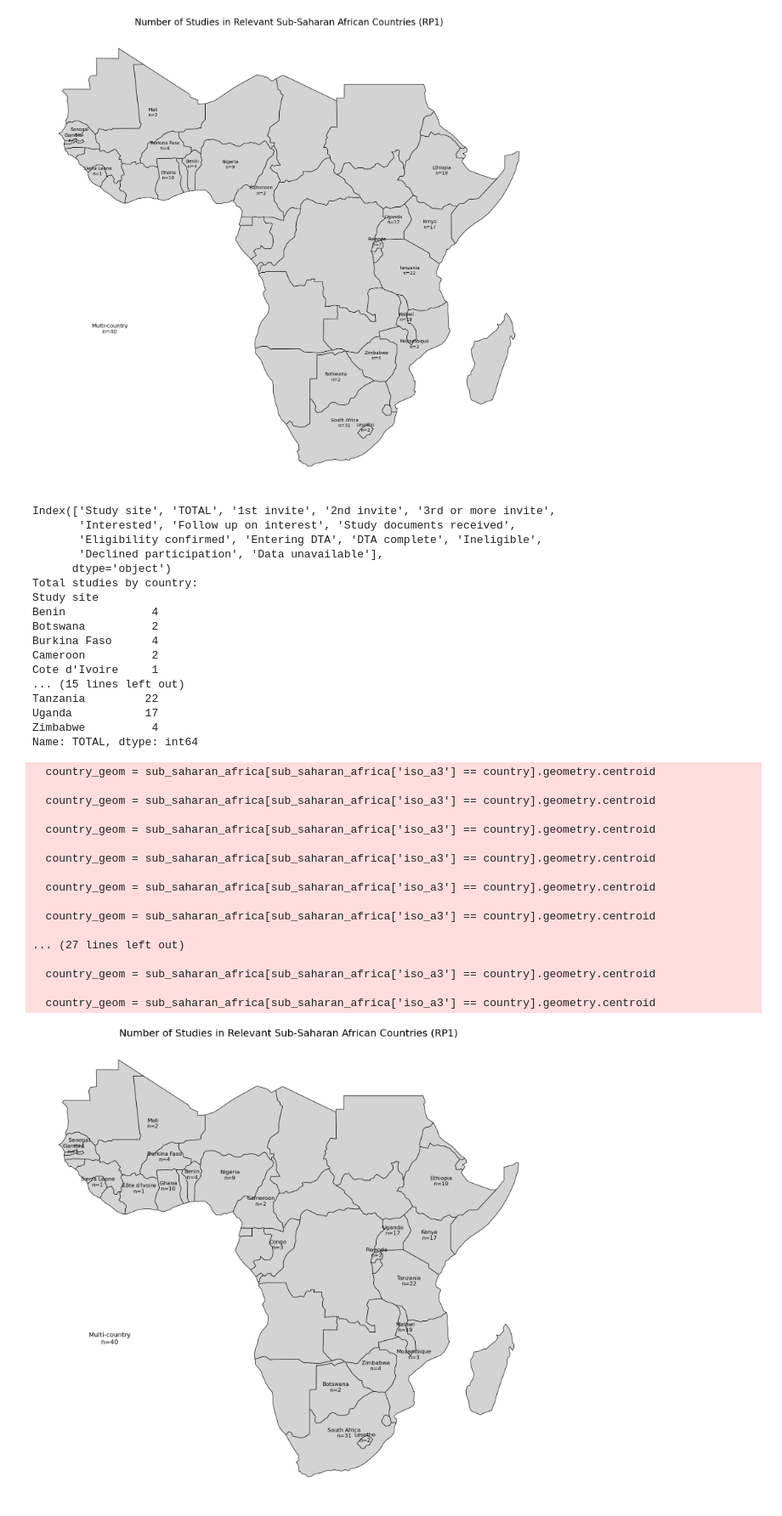
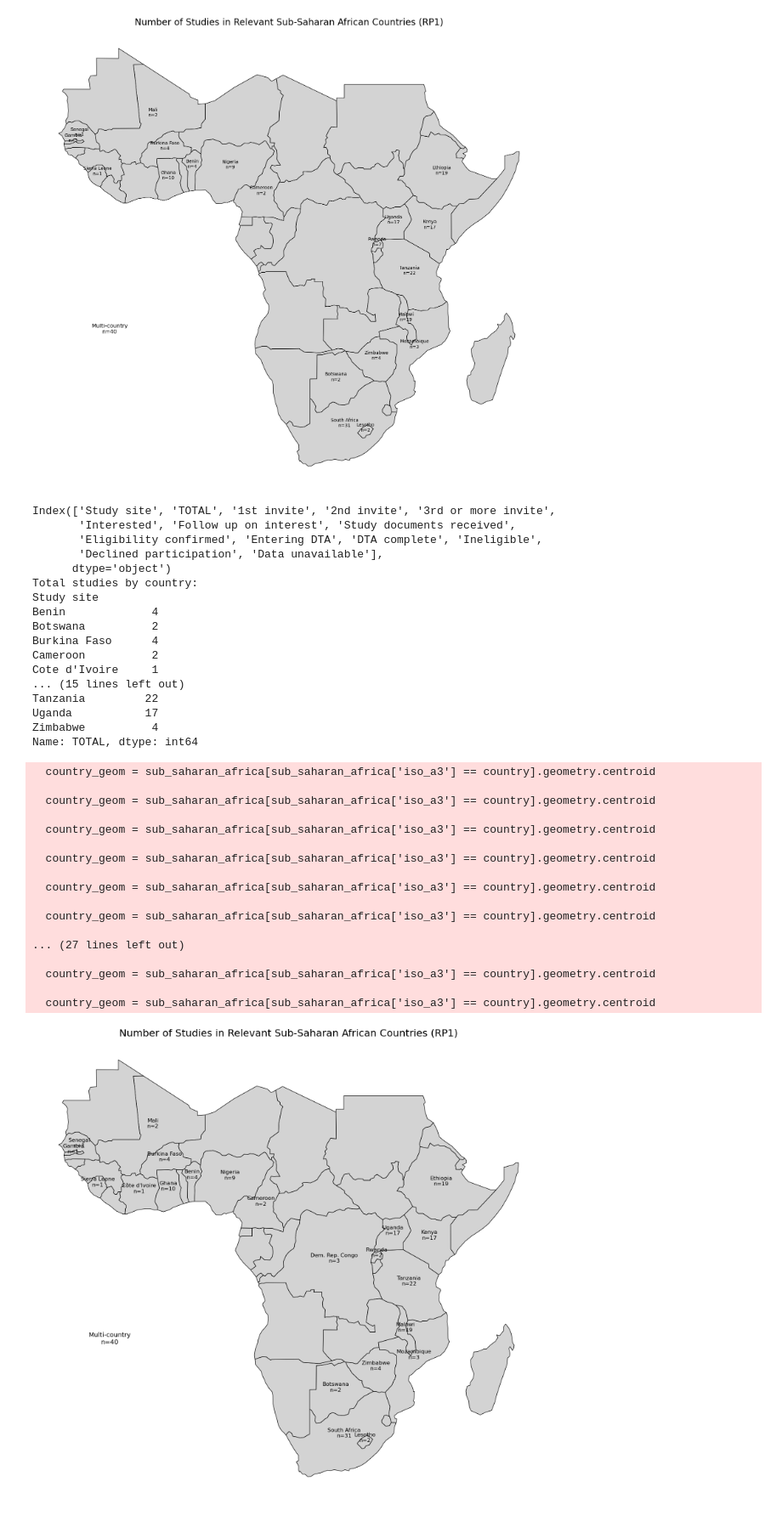
Before and after one commit to Logic06183/Heat_Project-1, a Jupyter notebook: RP2_report_0425.ipynb, the cells around one changed output. Shown at 85% size. Saved outputs shown, nothing was run; the diff lists cells and outputs as text; code cells hidden in the pictures.

```diff
--- a/RP2_report_0425.ipynb
+++ b/RP2_report_0425.ipynb
@@ -522,13 +522,13 @@ name_adjustments = {
     "Burkina Faso": "BFA",
     "Cameroon": "CMR",
     "Cote d'Ivoire": "CIV",
-    "Democratic Republic of the Congo": "COD",
-    "Congo": "COG",
+    "Congo": "COD",
+    "DRC": "COG",
     "Eswatini": "SWZ",
     "Ethiopia": "ETH",
     "Gambia": "GMB",
     "Ghana": "GHA",
-    "Ivory Coast": "CIV",
+    "Côte d'Ivoire": "CIV",
     "Kenya": "KEN",
     "Lesotho": "LSO",
     "Malawi": "MWI",
@@ -589,34 +589,34 @@ Index(['Study site', 'TOTAL', '1st invite', '2nd invite', '3rd or more invite',
       dtype='object')
 Total studies by country:
 Study site
 Benin             4
 Botswana          2
 Burkina Faso      4
 Cameroon          2
 Cote d'Ivoire     1
 ... (15 lines left out)
 Tanzania         22
 Uganda           17
 Zimbabwe          4
 Name: TOTAL, dtype: int64
   country_geom = sub_saharan_africa[sub_saharan_africa['iso_a3'] == country].geometry.centroid
 
   country_geom = sub_saharan_africa[sub_saharan_africa['iso_a3'] == country].geometry.centroid
 
   country_geom = sub_saharan_africa[sub_saharan_africa['iso_a3'] == country].geometry.centroid
 
   country_geom = sub_saharan_africa[sub_saharan_africa['iso_a3'] == country].geometry.centroid
 
   country_geom = sub_saharan_africa[sub_saharan_africa['iso_a3'] == country].geometry.centroid
 
   country_geom = sub_saharan_africa[sub_saharan_africa['iso_a3'] == country].geometry.centroid
 
 ... (27 lines left out)
 
   country_geom = sub_saharan_africa[sub_saharan_africa['iso_a3'] == country].geometry.centroid
 
   country_geom = sub_saharan_africa[sub_saharan_africa['iso_a3'] == country].geometry.centroid
-[figure, old version]
+[figure, new version]
 # %%
 import pandas as pd
 import matplotlib.pyplot as plt
```
Also changed, not shown: parts of 7 cells of this notebook, 2 other files.
